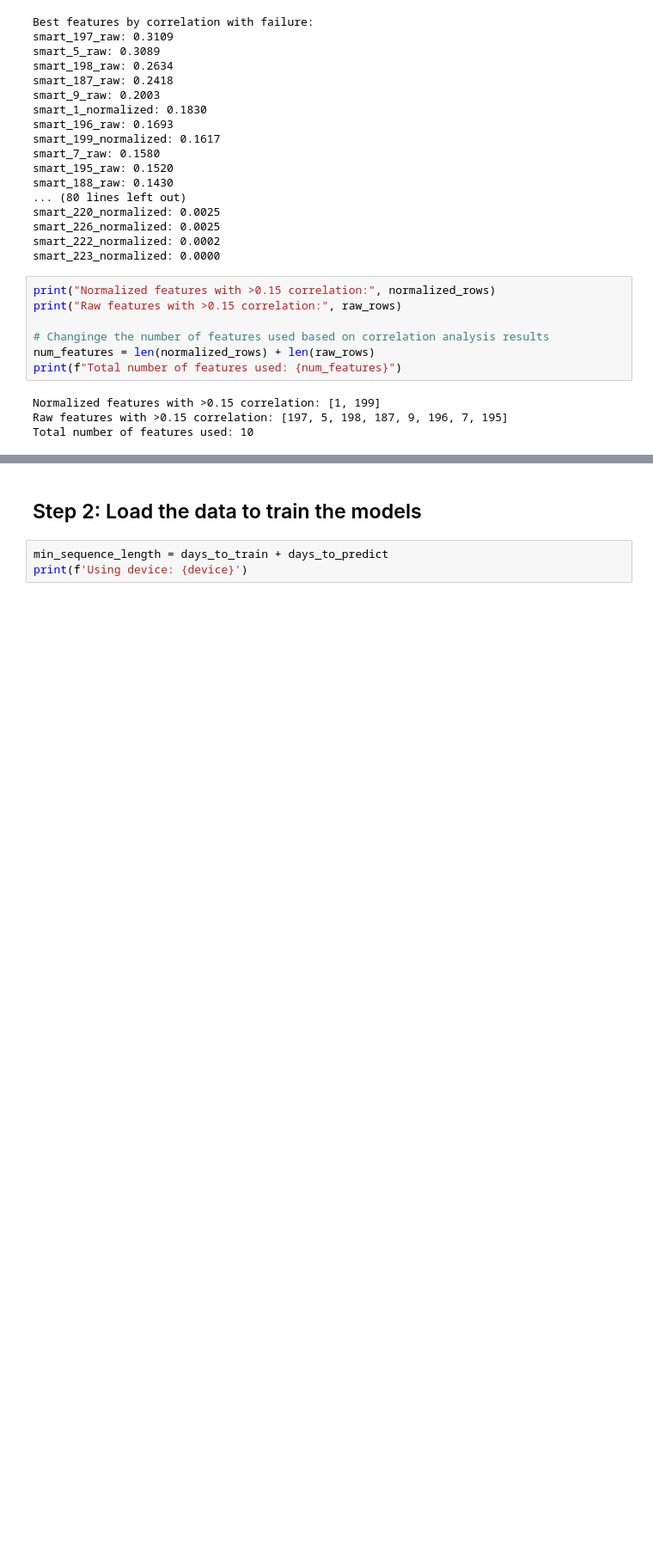
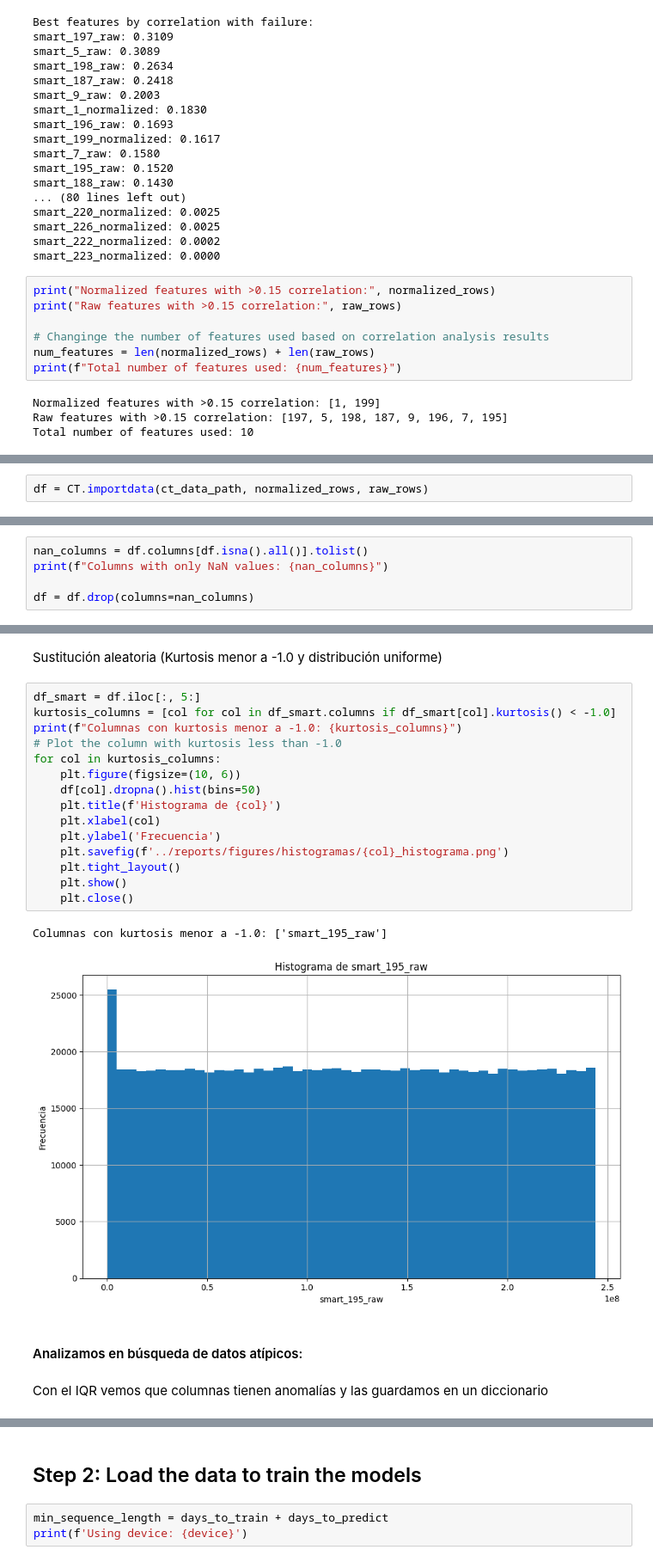
Before and after one commit to InakiOG/hd-failure-prediction, a Jupyter notebook: notebooks/thesis.ipynb, the cells around one changed output, grey strips where cells are left out. Shown at 86% size. Cells and saved outputs as stored; diff of their text form; blank space fills up the shorter version.

Commit message:
Added section for data preprocessing

```diff
--- a/notebooks/thesis.ipynb
+++ b/notebooks/thesis.ipynb
@@ -145,0 +159,2 @@ Total number of features used: 10
+# %%
+df = CT.importdata(ct_data_path, normalized_rows, raw_rows)
@@ -145,0 +171,5 @@ Total number of features used: 10
+# %%
+nan_columns = df.columns[df.isna().all()].tolist()
+print(f"Columns with only NaN values: {nan_columns}")
+
+df = df.drop(columns=nan_columns)
@@ -145,0 +232,24 @@ Total number of features used: 10
+# %% [markdown]
+Sustitución aleatoria (Kurtosis menor a -1.0 y distribución uniforme)
+# %%
+df_smart = df.iloc[:, 5:]
+kurtosis_columns = [col for col in df_smart.columns if df_smart[col].kurtosis() < -1.0]
+print(f"Columnas con kurtosis menor a -1.0: {kurtosis_columns}")
+# Plot the column with kurtosis less than -1.0
+for col in kurtosis_columns:
+    plt.figure(figsize=(10, 6))
+    df[col].dropna().hist(bins=50)
+    plt.title(f'Histograma de {col}')
+    plt.xlabel(col)
+    plt.ylabel('Frecuencia')
+    plt.savefig(f'../reports/figures/histogramas/{col}_histograma.png')
+    plt.tight_layout()
+    plt.show()
+    plt.close()
+# %% [output]
+Columnas con kurtosis menor a -1.0: ['smart_195_raw']
+[figure, added]
+# %% [markdown]
+#### Analizamos en búsqueda de datos atípicos:
+# %% [markdown]
+Con el IQR vemos que columnas tienen anomalías y las guardamos en un diccionario
```
Also changed, not shown: parts of 47 cells of this notebook.
